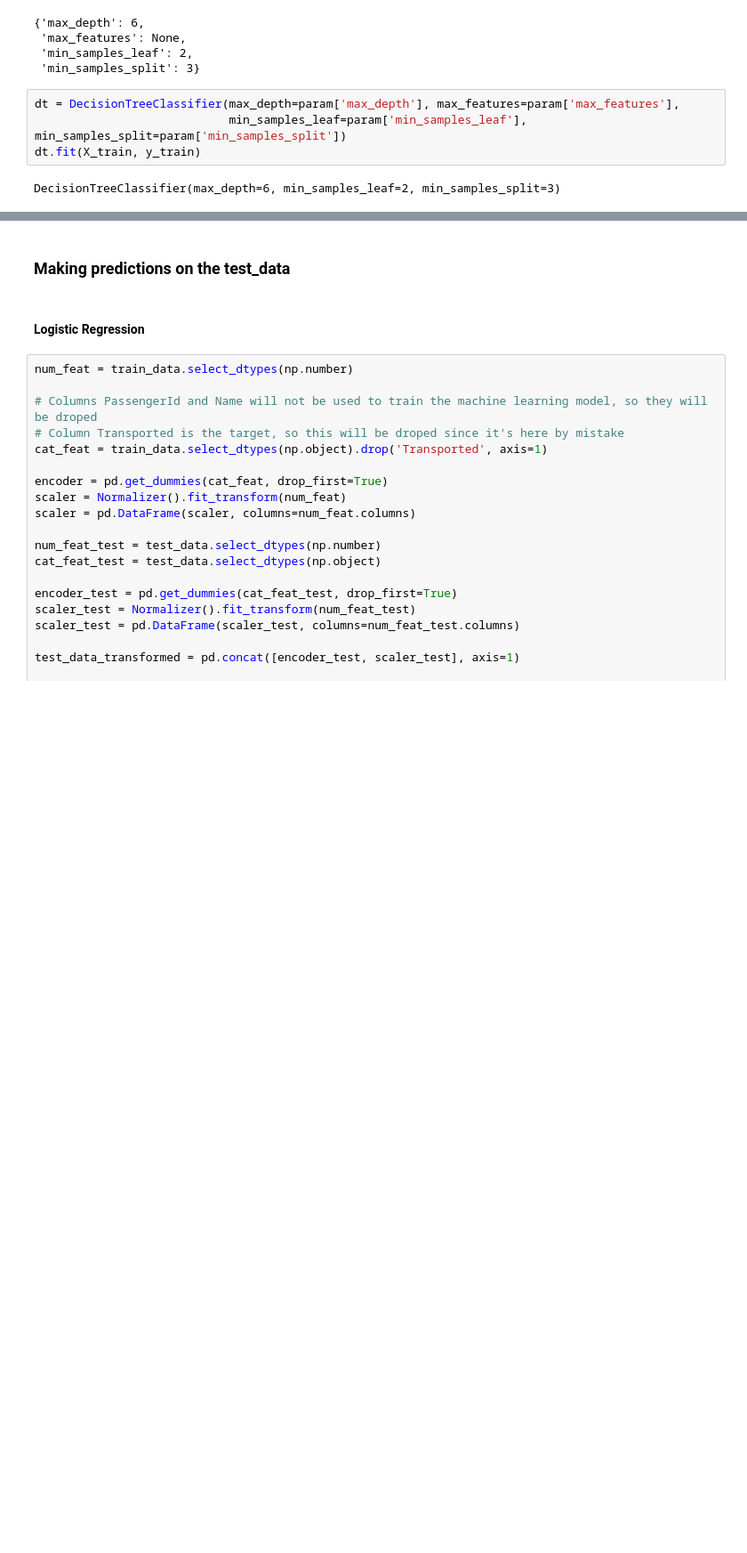
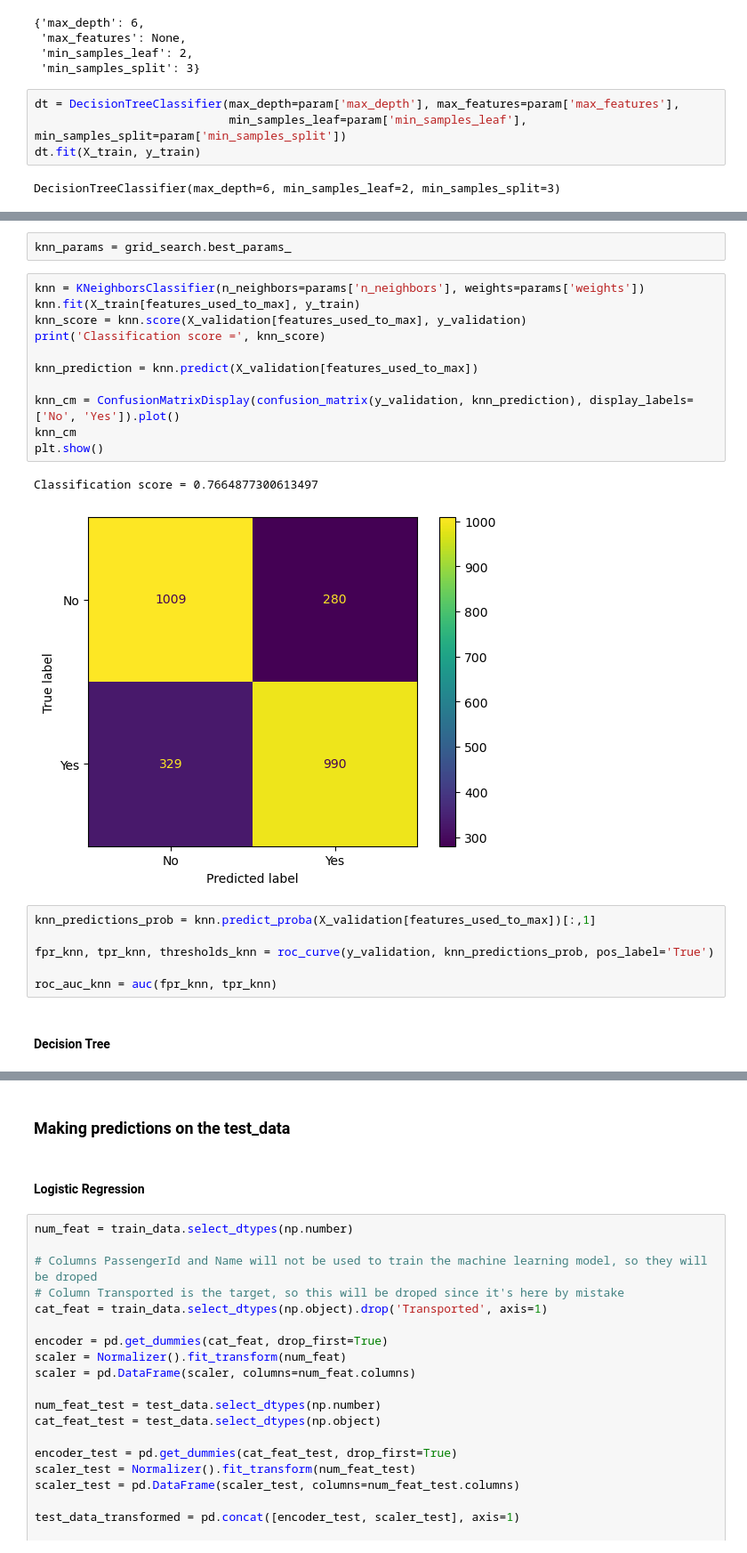
Before and after one commit to gustavossbarros/Ironhack_Final_Project_Spaceship_Titanic, a Jupyter notebook: deliverables/Final Bootcamp Project - Spaceship Titanic - ML Dev.ipynb, the cells around one changed output, grey strips where cells are left out. Shown at 89% size. Cells and saved outputs as stored; diff of their text form; blank space fills up the shorter version.

```diff
--- a/deliverables/Final Bootcamp Project - Spaceship Titanic - ML Dev.ipynb
+++ b/deliverables/Final Bootcamp Project - Spaceship Titanic - ML Dev.ipynb
@@ -393,0 +468,24 @@ Average accuracy: 0.7829696326121262
+# %%
+knn_params = grid_search.best_params_
+# %%
+knn = KNeighborsClassifier(n_neighbors=params['n_neighbors'], weights=params['weights'])
+knn.fit(X_train[features_used_to_max], y_train)
+knn_score = knn.score(X_validation[features_used_to_max], y_validation)
+print('Classification score =', knn_score)
+
+knn_prediction = knn.predict(X_validation[features_used_to_max])
+
+knn_cm = ConfusionMatrixDisplay(confusion_matrix(y_validation, knn_prediction), display_labels=['No', 'Yes']).plot()
+knn_cm
+plt.show()
+# %% [output]
+Classification score = 0.7664877300613497
+[figure, added]
+# %%
+knn_predictions_prob = knn.predict_proba(X_validation[features_used_to_max])[:,1]
+
+fpr_knn, tpr_knn, thresholds_knn = roc_curve(y_validation, knn_predictions_prob, pos_label='True')
+
+roc_auc_knn = auc(fpr_knn, tpr_knn)
+# %% [markdown]
+#### Decision Tree
```
Also changed, not shown: parts of 24 cells of this notebook, 2 other files.
